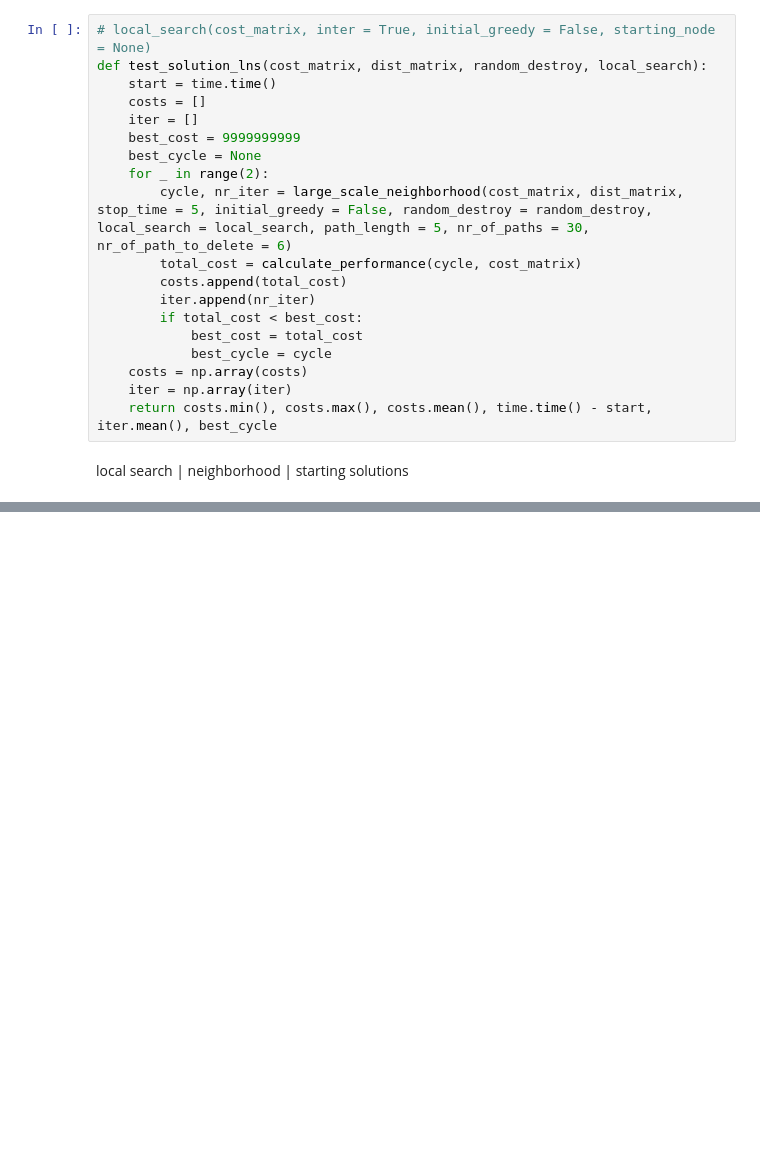
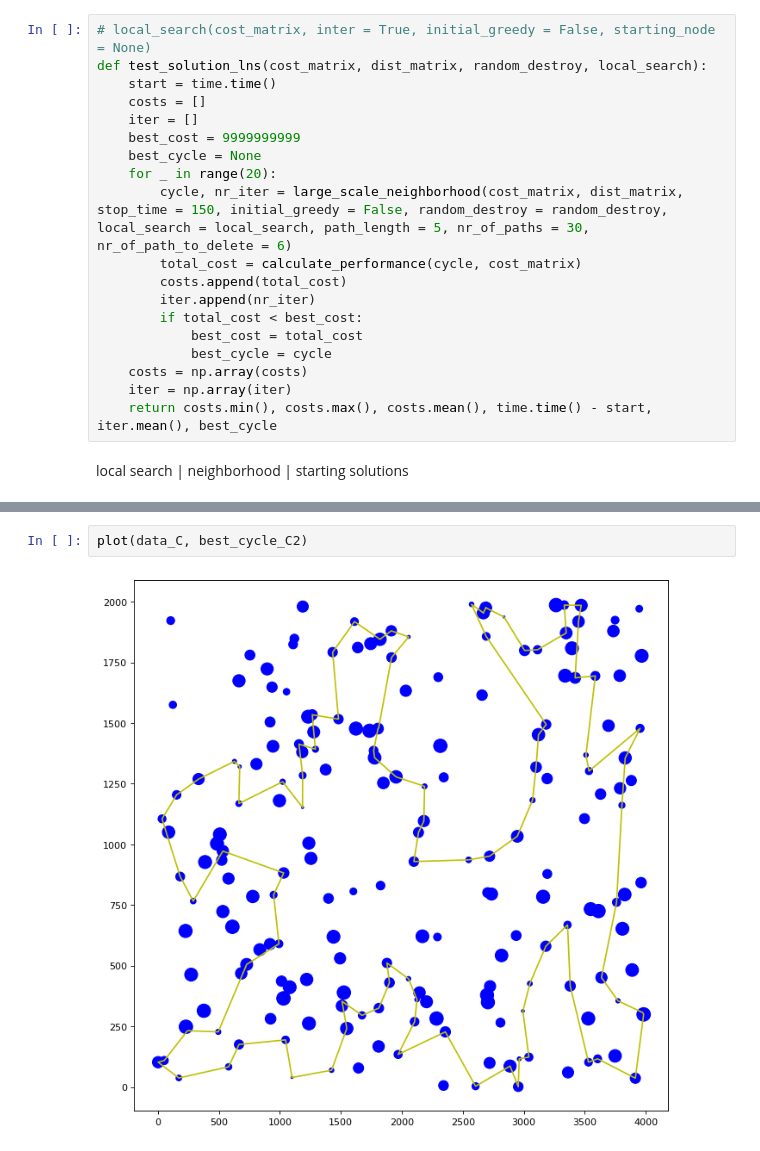
Before and after one commit to HubertRadom/EvolutionaryComputation, a Jupyter notebook: lab7/lab7.ipynb, the cells around one changed output, grey strips where cells are left out. Saved outputs shown, nothing was run; the diff lists cells and outputs as text; blank space fills up the shorter version.

```diff
--- a/lab7/lab7.ipynb
+++ b/lab7/lab7.ipynb
@@ -415,8 +415,8 @@ def test_solution_lns(cost_matrix, dist_matrix, random_destroy, local_search):
     iter = []
     best_cost = 9999999999
     best_cycle = None
-    for _ in range(2):
-        cycle, nr_iter = large_scale_neighborhood(cost_matrix, dist_matrix, stop_time = 5, initial_greedy = False, random_destroy = random_destroy, local_search = local_search, path_length = 5, nr_of_paths = 30, nr_of_path_to_delete = 6)
+    for _ in range(20):
+        cycle, nr_iter = large_scale_neighborhood(cost_matrix, dist_matrix, stop_time = 150, initial_greedy = False, random_destroy = random_destroy, local_search = local_search, path_length = 5, nr_of_paths = 30, nr_of_path_to_delete = 6)
         total_cost = calculate_performance(cycle, cost_matrix)
         costs.append(total_cost)
         iter.append(nr_iter)
@@ -481,3 +481,7 @@ print(best_cycle_C4)
+# %%
+plot(data_C, best_cycle_C2)
+# %% [output]
+[figure, added]
 # %%
 print('DATASET D')
 print('RANDOM DESTROY, NO LOCAL SEARCH')
```
Also changed, not shown: parts of 7 cells of this notebook.
